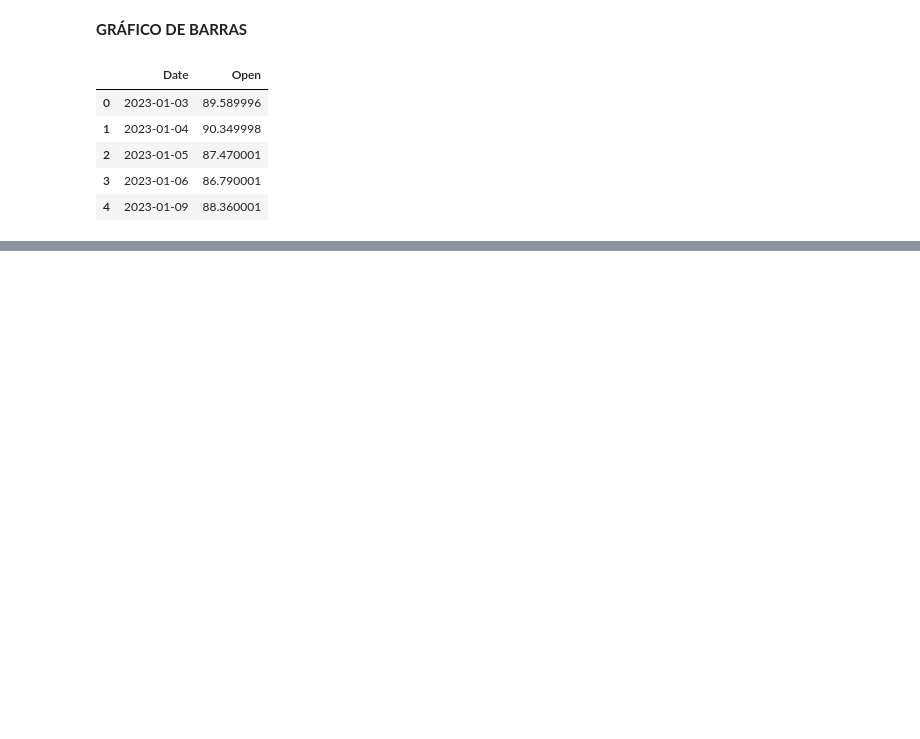
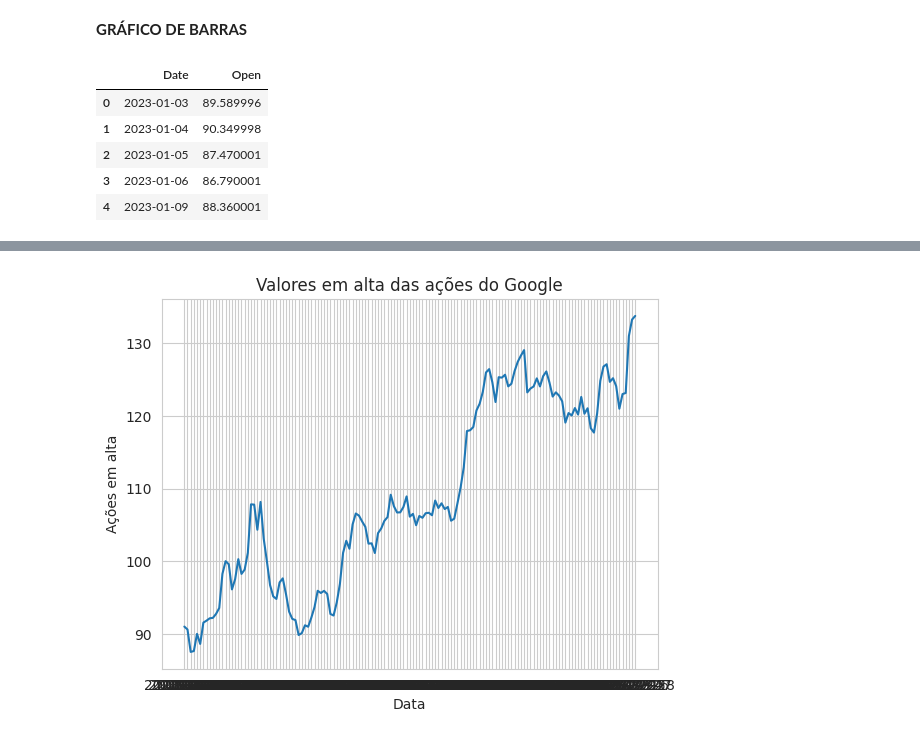
Before and after one commit to micaellimaj/series_temporais, a Jupyter notebook: EstoqueDoGoogle.ipynb, the cells around one changed output, grey strips where cells are left out. Saved outputs shown, nothing was run; the diff lists cells and outputs as text; code cells hidden in the pictures; blank space fills up the shorter version.

```diff
--- a/EstoqueDoGoogle.ipynb
+++ b/EstoqueDoGoogle.ipynb
@@ -119,0 +122,3 @@ plt.show()
+# %%
+valor_alta = dados[["Date","High"]].groupby("Date").agg("sum").reset_index()
+valor_alta.head(10)
@@ -119,0 +137,7 @@ plt.show()
+# %%
+with sns.axes_style('whitegrid'):
+
+    grafico = sns.lineplot(data=valor_alta, x ="Date", y ="High",palette="pastel")
+    grafico.set(title='Valores em alta das ações do Google', xlabel='Data', ylabel='Ações em alta');
+# %% [output]
+[figure, added]
```
Also changed, not shown: parts of 9 cells of this notebook, 2 other files.
